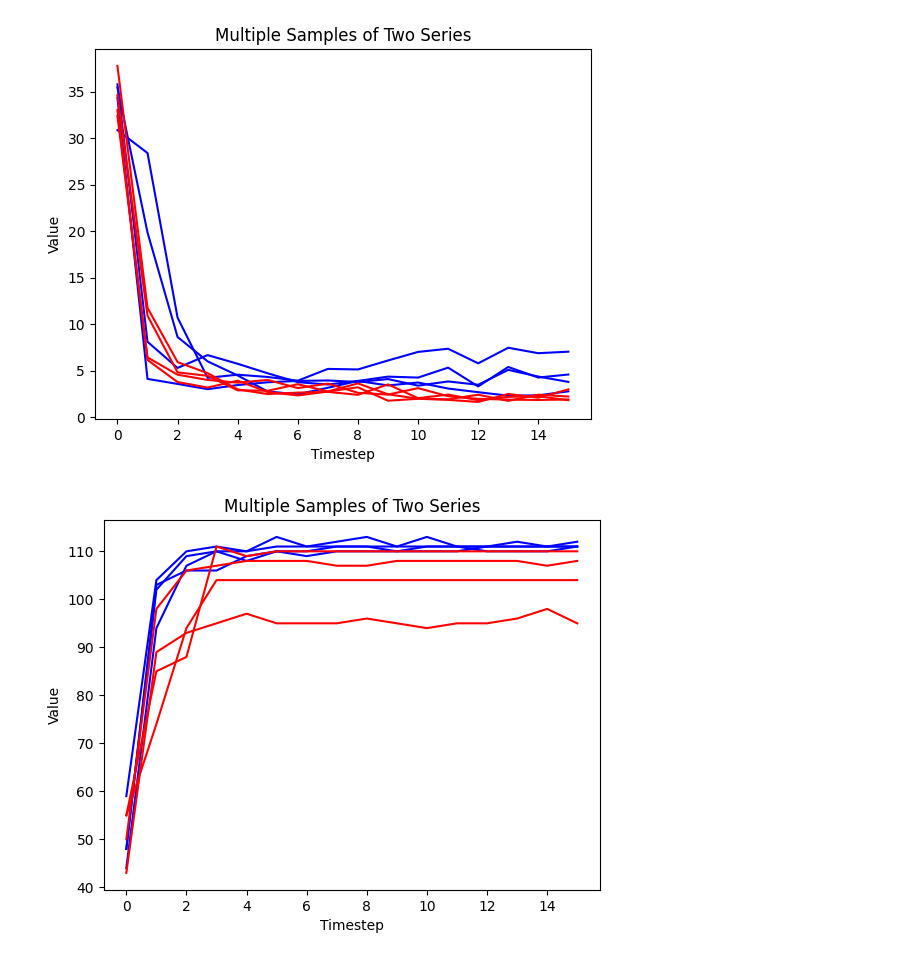
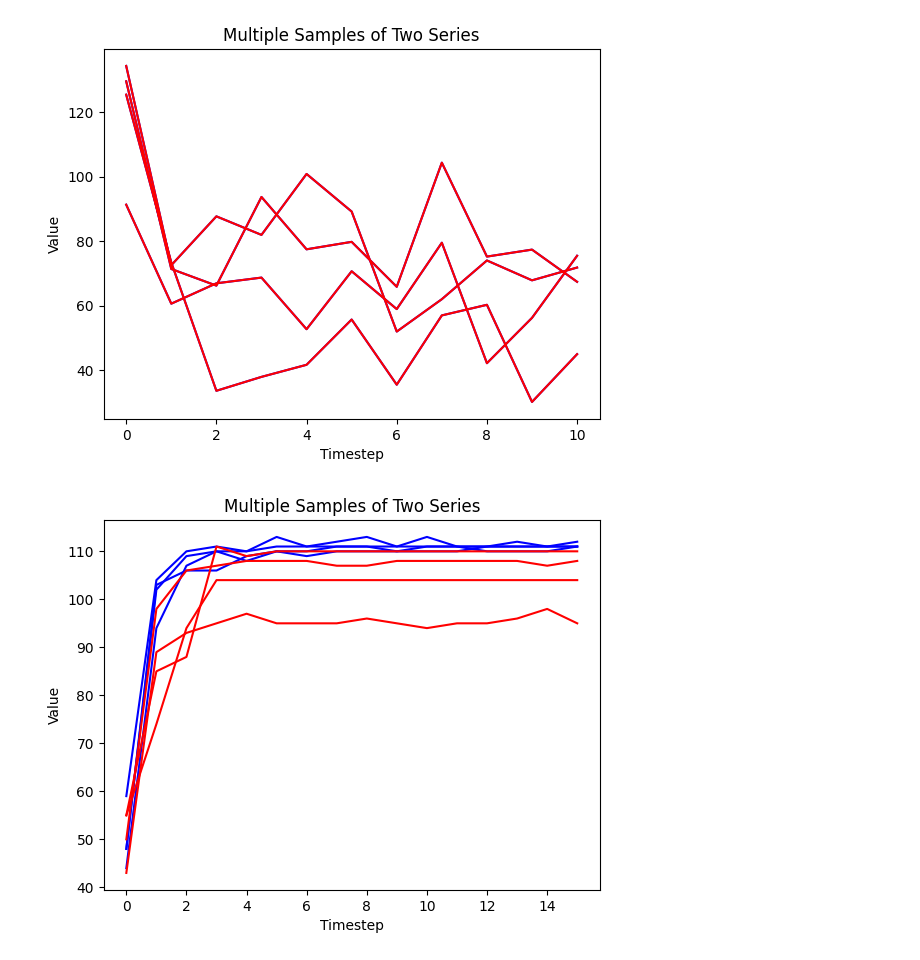
Before and after one commit to aaronma1/l1-cov, a Jupyter notebook: analysis.ipynb, the cells around one changed output. Drawn from its saved outputs; the diff is of its cells as text; code cells hidden in the pictures.

```diff
--- a/analysis.ipynb
+++ b/analysis.ipynb
@@ -73,26 +79,26 @@ File "policies.py", line 408:
 # %%
-l1_eig = read_pickle("out/mc_lowbins_1/codex/all_l1_covs.pkl")
-l1_cov = read_pickle("out/mc_lowbins_1/eigenoptions/all_l1_covs.pkl")
+#l1_cov = read_pickle("out/mc_lowbins/codex/all_l1_covs.pkl")
+l1_eig = read_pickle("out/mc_lowbins/eigenoptions/all_l1_covs.pkl")
 # %%
 import matplotlib.pyplot as plt
 import numpy as np
 
 def plot_competing(runs1, runs2):
     timesteps = np.arange(len(runs1[0]))
     for sample in runs1:
         plt.plot(timesteps, sample, color="blue", alpha=1)
 
     for sample in runs2:
         plt.plot(timesteps, sample, color="red", alpha=1)
 
     plt.xlabel("Timestep")
     plt.ylabel("Value")
     plt.title("Multiple Samples of Two Series")
     plt.show()
 
-plot_competing(l1_eig, l1_cov)
+plot_competing(l1_eig, l1_eig)
 # %% [output]
-[figure, old version]
+[figure, new version]
 # %%
 def competing_timesteps(timesteps, values1_samples, values2_samples,
                         label1="Values 1", label2="Values 2"):
```
Also changed, not shown: parts of 2 cells of this notebook, 5 other files.
